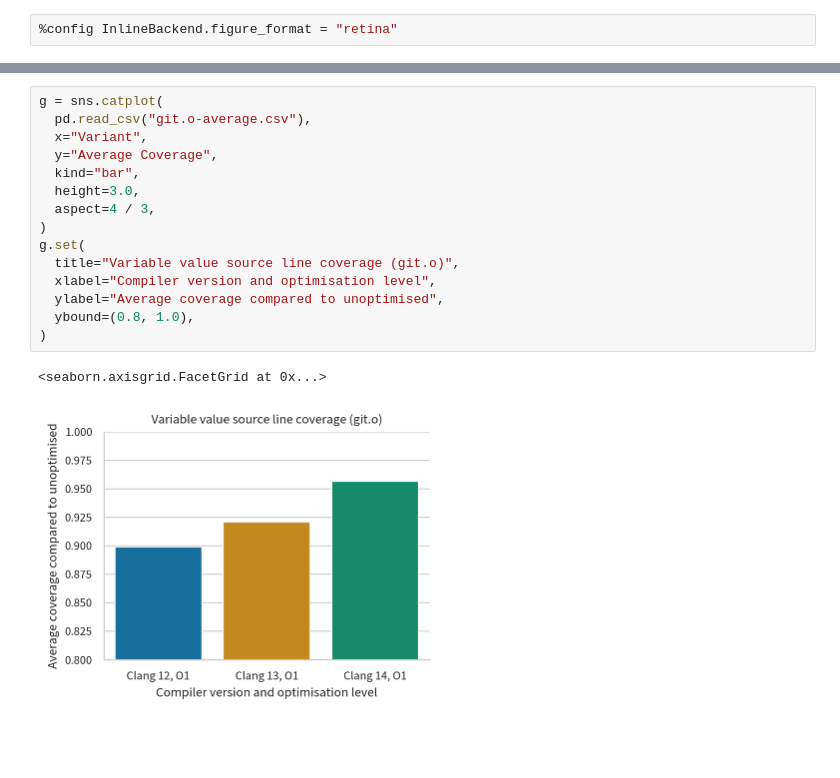
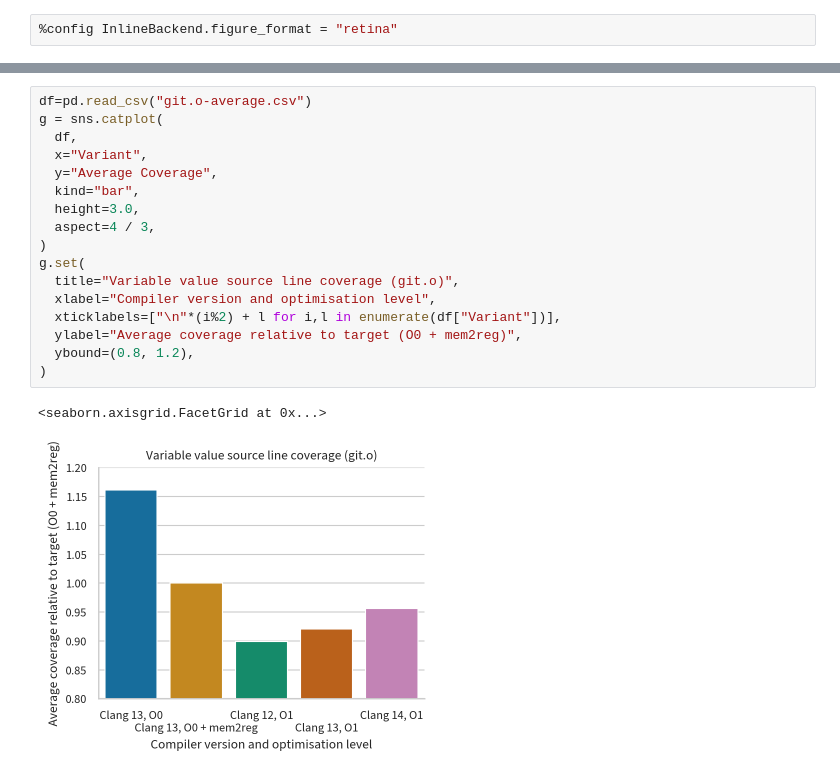
Before and after one commit to jryans/debug-info-metrics-artifact, a Jupyter notebook: data/git/file/git.o.ipynb, the cells around one changed output, grey strips where cells are left out. Saved outputs shown, nothing was run; the diff lists cells and outputs as text; blank space fills up the shorter version.

Commit message:
Add O0 and O0 + mem2reg to all plots

```diff
--- a/data/git/file/git.o.ipynb
+++ b/data/git/file/git.o.ipynb
@@ -117,18 +117,20 @@ g.set(
 # %%
+df=pd.read_csv("git.o-average.csv")
 g = sns.catplot(
-  pd.read_csv("git.o-average.csv"),
+  df,
   x="Variant",
   y="Average Coverage",
   kind="bar",
   height=3.0,
   aspect=4 / 3,
 )
 g.set(
   title="Variable value source line coverage (git.o)",
   xlabel="Compiler version and optimisation level",
-  ylabel="Average coverage compared to unoptimised",
-  ybound=(0.8, 1.0),
+  xticklabels=["\n"*(i%2) + l for i,l in enumerate(df["Variant"])],
+  ylabel="Average coverage relative to target (O0 + mem2reg)",
+  ybound=(0.8, 1.2),
 )
 # %% [output]
 <seaborn.axisgrid.FacetGrid at 0x...>
-[figure, old version]
+[figure, new version]
```
Also changed, not shown: parts of 4 cells of this notebook, 10 other files.
